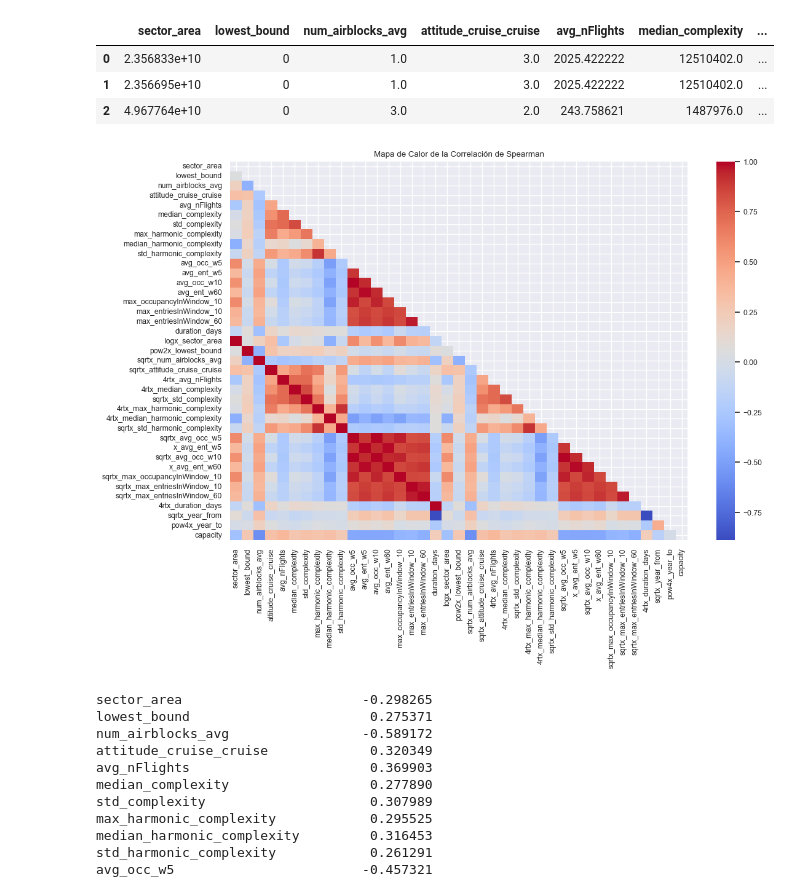
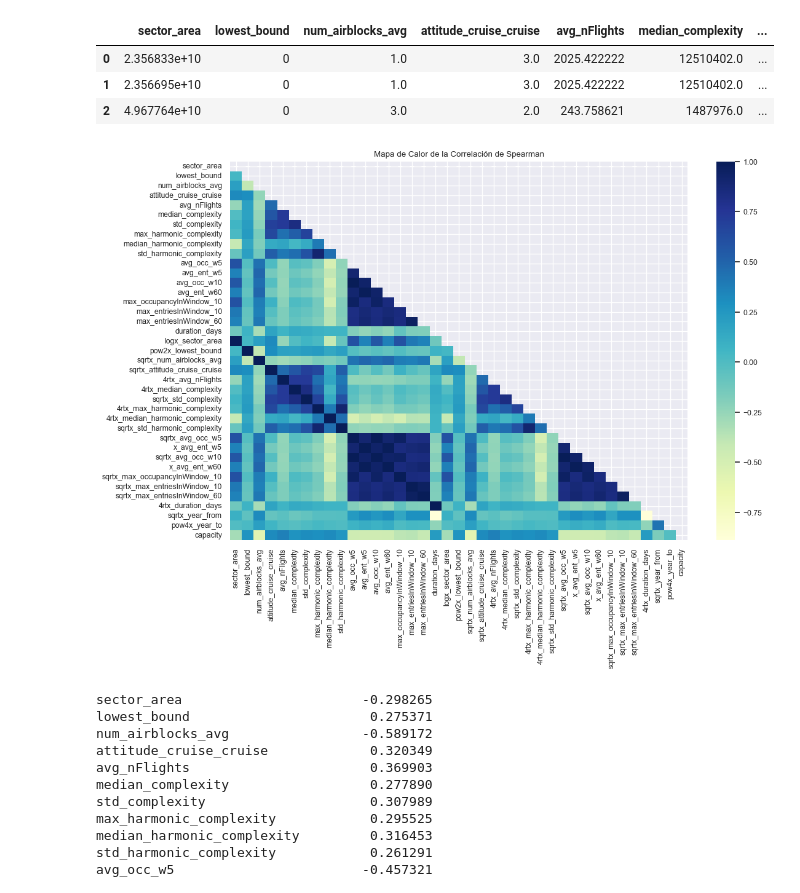
Before and after one commit to alfredcargar/master-thesis, a Jupyter notebook: notebooks/EDA.ipynb, the cells around one changed output. Cells and saved outputs as stored; diff of their text form; code cells hidden in the pictures.

```diff
--- a/notebooks/EDA.ipynb
+++ b/notebooks/EDA.ipynb
@@ -632,14 +632,14 @@ df_transf.head(3)
 | 2 | 4.967764e+10 | 0 | 3.0 | 2.0 | 243.758621 | 1487976.0 | ... |
 # %%
 input_transf = df_transf.select_dtypes(include=['int64','float64']).columns.tolist()
-spearman_matrix = df_transf[input_transf].corr(method='spearman')
-mask = np.triu(np.ones_like(spearman_matrix, dtype=bool))
+spearman_matrix_transf = df_transf[input_transf].corr(method='spearman')
+mask = np.triu(np.ones_like(spearman_matrix_transf, dtype=bool))
 plt.figure(figsize=(12, 8))
 sbn.set(font_scale=0.8)
-sbn.heatmap(spearman_matrix, mask=mask, annot=True,
-            fmt='.2f', cmap='coolwarm', cbar=True)
+sbn.heatmap(spearman_matrix_transf, mask=mask, annot=True,
+            fmt='.2f', cmap='YlGnBu', cbar=True)
 plt.title('Mapa de Calor de la Correlación de Spearman')
 plt.show()
 # %% [output]
-[figure, old version]
+[figure, new version]
 # %%
```
Also changed, not shown: parts of 2 cells of this notebook, 2 other files.
